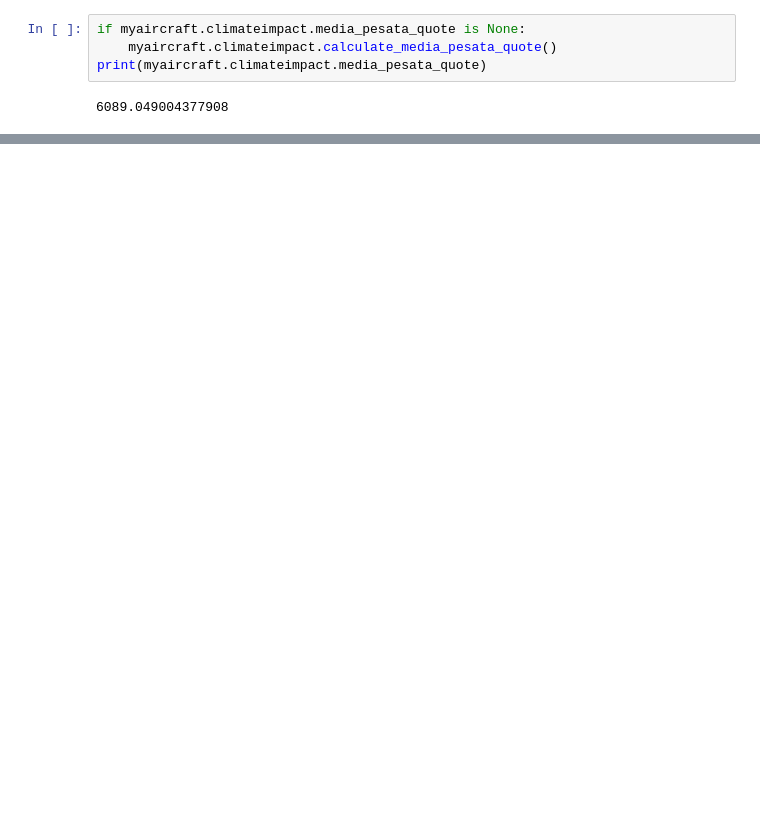
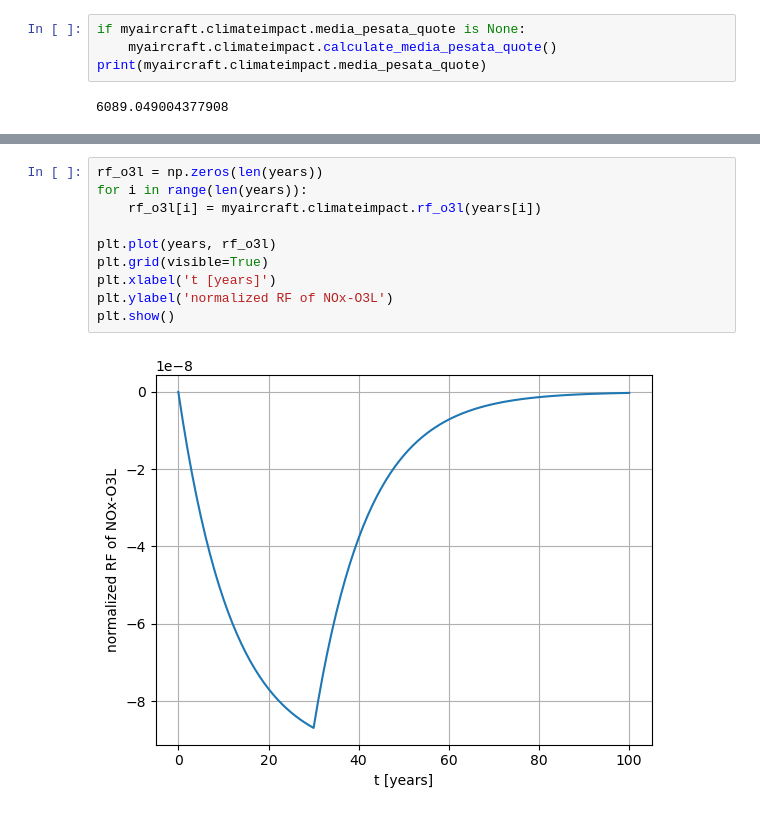
Before and after one commit to rmalpica/PhlyGreen, a Jupyter notebook: trunk/tutorial/ATR42_climTest.ipynb, the cells around one changed output, grey strips where cells are left out. Drawn from its saved outputs; the diff is of its cells as text; blank space fills up the shorter version.

```diff
--- a/trunk/tutorial/ATR42_climTest.ipynb
+++ b/trunk/tutorial/ATR42_climTest.ipynb
@@ -388,0 +422,12 @@ plt.show()
+# %%
+rf_o3l = np.zeros(len(years))
+for i in range(len(years)):
+    rf_o3l[i] = myaircraft.climateimpact.rf_o3l(years[i])
+
+plt.plot(years, rf_o3l)
+plt.grid(visible=True)
+plt.xlabel('t [years]')
+plt.ylabel('normalized RF of NOx-O3L')
+plt.show()
+# %% [output]
+[figure, added]
```
Also changed, not shown: parts of 19 cells of this notebook, 2 other files.
